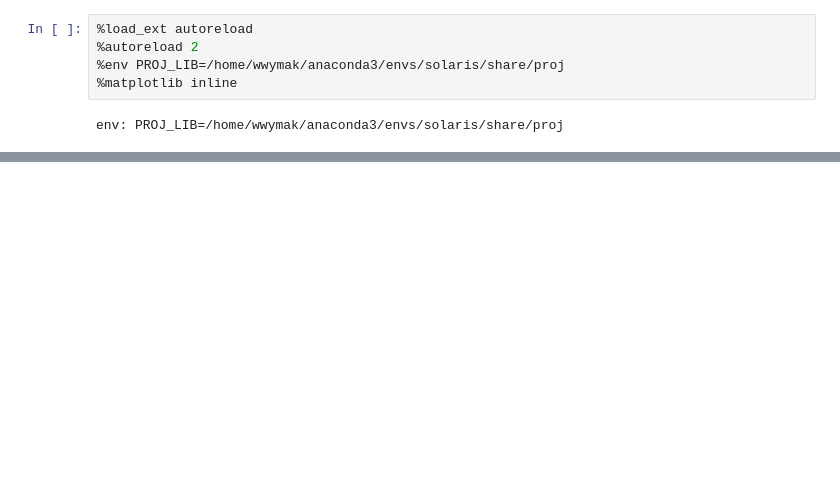
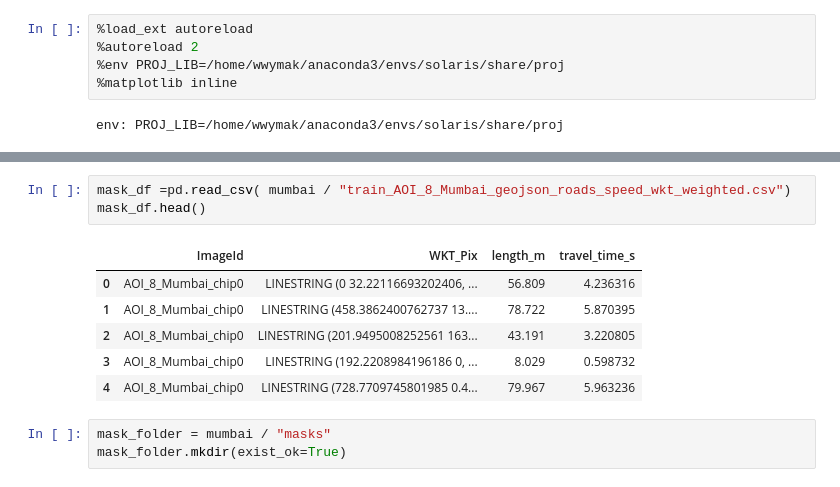
Before and after one commit to wwymak/spacenet-ml, a Jupyter notebook: spacenet-roads-replicating-cresci.ipynb, the cells around one changed output, grey strips where cells are left out. Drawn from its saved outputs; the diff is of its cells as text; blank space fills up the shorter version.

```diff
--- a/spacenet-roads-replicating-cresci.ipynb
+++ b/spacenet-roads-replicating-cresci.ipynb
@@ -81,0 +65,13 @@ def train_roads(config, paths, fn_mapping, image_suffix, folds_file_loc,
+# %%
+mask_df =pd.read_csv( mumbai / "train_AOI_8_Mumbai_geojson_roads_speed_wkt_weighted.csv")
+mask_df.head()
+# %% [output]
+|  | ImageId | WKT_Pix | length_m | travel_time_s |
+| 0 | AOI_8_Mumbai_chip0 | LINESTRING (0 32.22116693202406, ... | 56.809 | 4.236316 |
+| 1 | AOI_8_Mumbai_chip0 | LINESTRING (458.3862400762737 13.... | 78.722 | 5.870395 |
+| 2 | AOI_8_Mumbai_chip0 | LINESTRING (201.9495008252561 163... | 43.191 | 3.220805 |
+| 3 | AOI_8_Mumbai_chip0 | LINESTRING (192.2208984196186 0, ... | 8.029 | 0.598732 |
+| 4 | AOI_8_Mumbai_chip0 | LINESTRING (728.7709745801985 0.4... | 79.967 | 5.963236 |
+# %%
+mask_folder = mumbai / "masks"
+mask_folder.mkdir(exist_ok=True)
```
Also changed, not shown: parts of 17 cells of this notebook.
